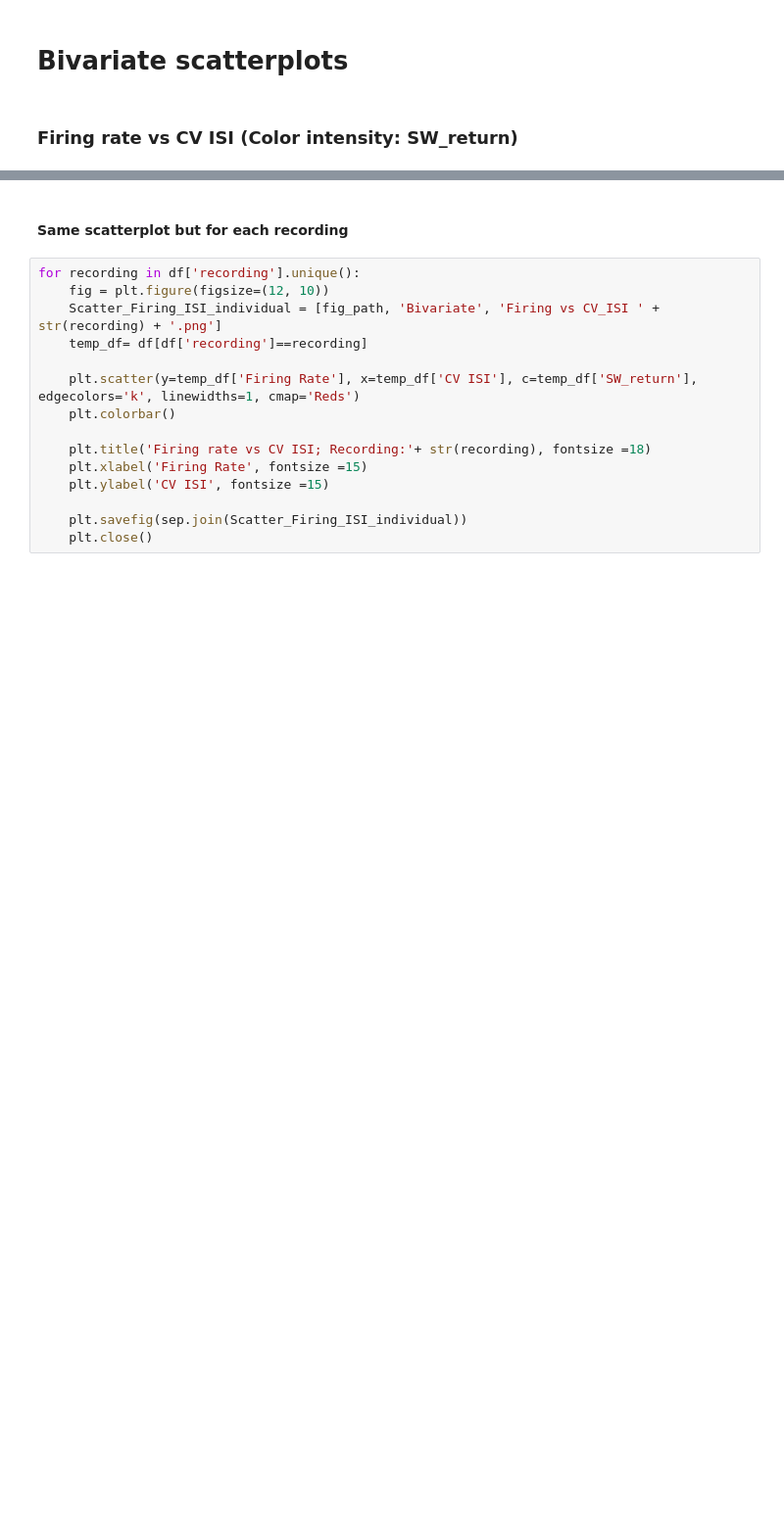
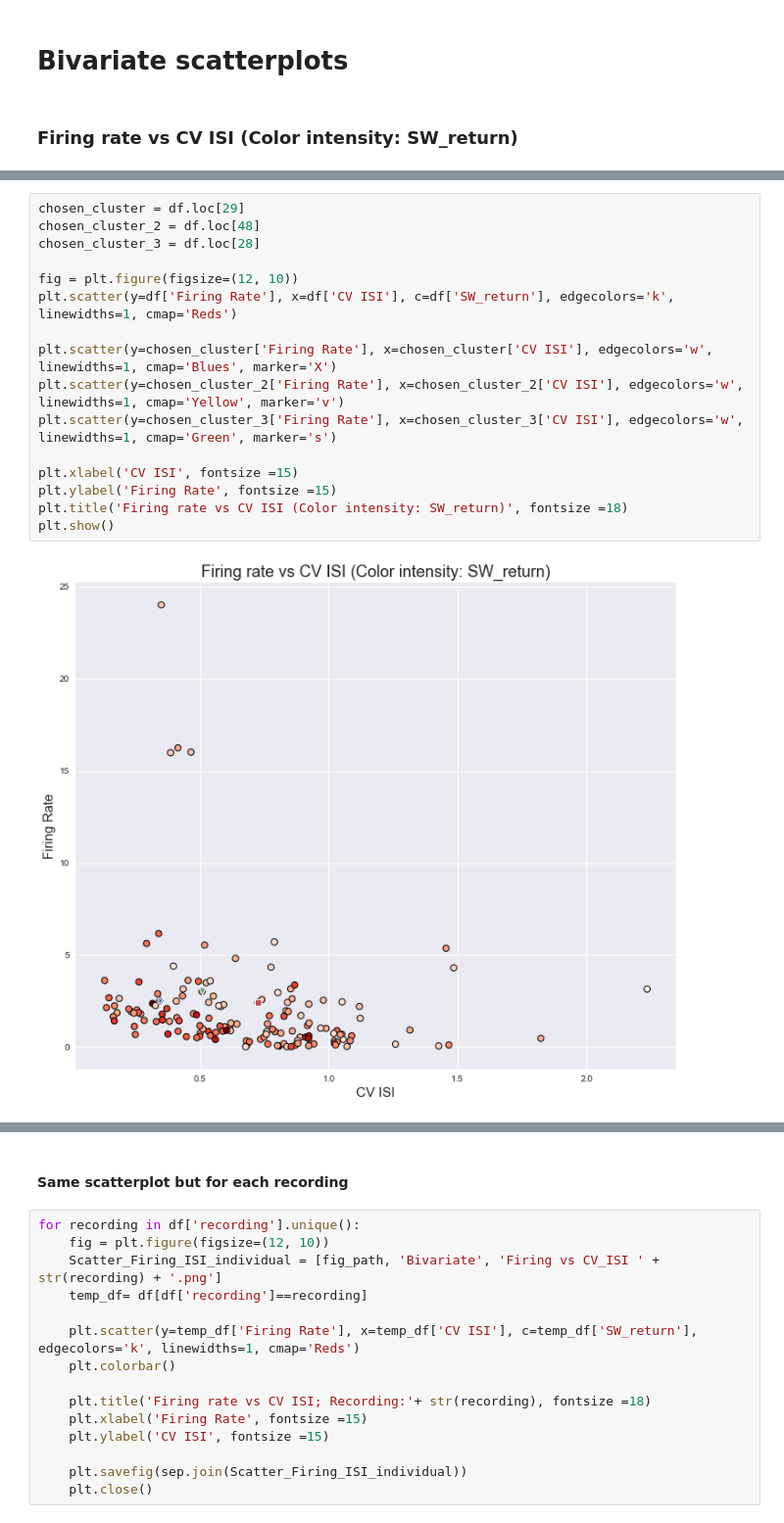
Before and after one commit to Ruairi-osul/ephys, a Jupyter notebook: post_kilosort/notebooks/Tran Tran's CSV analysis.ipynb, the cells around one changed output, grey strips where cells are left out. Shown at 98% size. Drawn from its saved outputs; the diff is of its cells as text; blank space fills up the shorter version.

```diff
--- a/post_kilosort/notebooks/Tran Tran's CSV analysis.ipynb
+++ b/post_kilosort/notebooks/Tran Tran's CSV analysis.ipynb
@@ -173,0 +194,18 @@ plt.show()
+# %%
+chosen_cluster = df.loc[29]
+chosen_cluster_2 = df.loc[48]
+chosen_cluster_3 = df.loc[28]
+
+fig = plt.figure(figsize=(12, 10))
+plt.scatter(y=df['Firing Rate'], x=df['CV ISI'], c=df['SW_return'], edgecolors='k', linewidths=1, cmap='Reds')
+
+plt.scatter(y=chosen_cluster['Firing Rate'], x=chosen_cluster['CV ISI'], edgecolors='w', linewidths=1, cmap='Blues', marker='X')
+plt.scatter(y=chosen_cluster_2['Firing Rate'], x=chosen_cluster_2['CV ISI'], edgecolors='w', linewidths=1, cmap='Yellow', marker='v')
+plt.scatter(y=chosen_cluster_3['Firing Rate'], x=chosen_cluster_3['CV ISI'], edgecolors='w', linewidths=1, cmap='Green', marker='s')
+
+plt.xlabel('CV ISI', fontsize =15)
+plt.ylabel('Firing Rate', fontsize =15)
+plt.title('Firing rate vs CV ISI (Color intensity: SW_return)', fontsize =18)
+plt.show()
+# %% [output]
+[figure, added]
```
Also changed, not shown: parts of 18 cells of this notebook, 1 other file.
